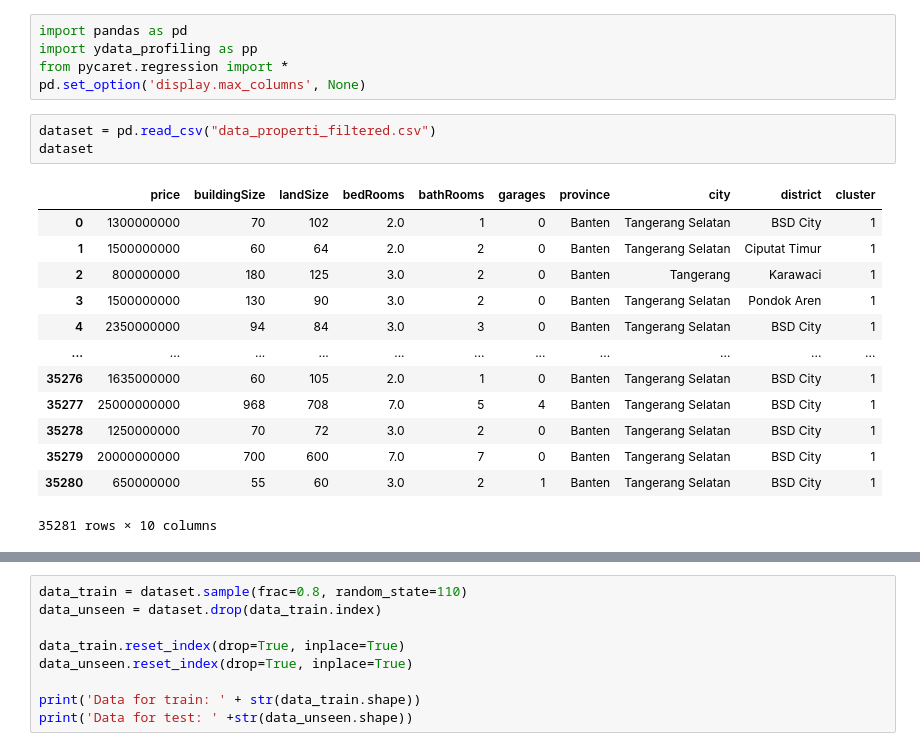
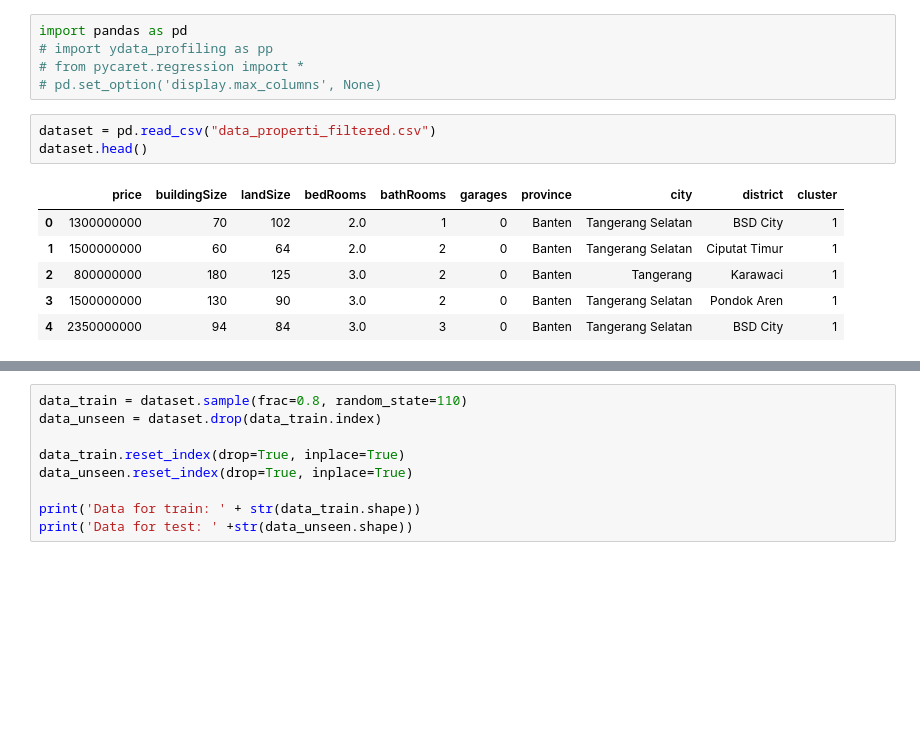
Before and after one commit to mutiarasny/project-prediksi-harga-properti, a Jupyter notebook: mlops_m9.ipynb, the cells around one changed output, grey strips where cells are left out. Saved outputs shown, nothing was run; the diff lists cells and outputs as text; blank space fills up the shorter version.

```diff
--- a/mlops_m9.ipynb
+++ b/mlops_m9.ipynb
@@ -1,22 +1,15 @@
 # %%
 import pandas as pd
-import ydata_profiling as pp
-from pycaret.regression import *
-pd.set_option('display.max_columns', None)
+# import ydata_profiling as pp
+# from pycaret.regression import *
+# pd.set_option('display.max_columns', None)
 # %%
 dataset = pd.read_csv("data_properti_filtered.csv")
-dataset
+dataset.head()
 # %% [output]
 |  | price | buildingSize | landSize | bedRooms | bathRooms | garages | province | city | district | cluster |
 | 0 | 1300000000 | 70 | 102 | 2.0 | 1 | 0 | Banten | Tangerang Selatan | BSD City | 1 |
 | 1 | 1500000000 | 60 | 64 | 2.0 | 2 | 0 | Banten | Tangerang Selatan | Ciputat Timur | 1 |
 | 2 | 800000000 | 180 | 125 | 3.0 | 2 | 0 | Banten | Tangerang | Karawaci | 1 |
 | 3 | 1500000000 | 130 | 90 | 3.0 | 2 | 0 | Banten | Tangerang Selatan | Pondok Aren | 1 |
 | 4 | 2350000000 | 94 | 84 | 3.0 | 3 | 0 | Banten | Tangerang Selatan | BSD City | 1 |
-| ... | ... | ... | ... | ... | ... | ... | ... | ... | ... | ... |
-| 35276 | 1635000000 | 60 | 105 | 2.0 | 1 | 0 | Banten | Tangerang Selatan | BSD City | 1 |
-| 35277 | 25000000000 | 968 | 708 | 7.0 | 5 | 4 | Banten | Tangerang Selatan | BSD City | 1 |
-| 35278 | 1250000000 | 70 | 72 | 3.0 | 2 | 0 | Banten | Tangerang Selatan | BSD City | 1 |
-| 35279 | 20000000000 | 700 | 600 | 7.0 | 7 | 0 | Banten | Tangerang Selatan | BSD City | 1 |
-| 35280 | 650000000 | 55 | 60 | 3.0 | 2 | 1 | Banten | Tangerang Selatan | BSD City | 1 |
-35281 rows × 10 columns
```
Also changed, not shown: parts of 2 cells of this notebook, 1 other file.
